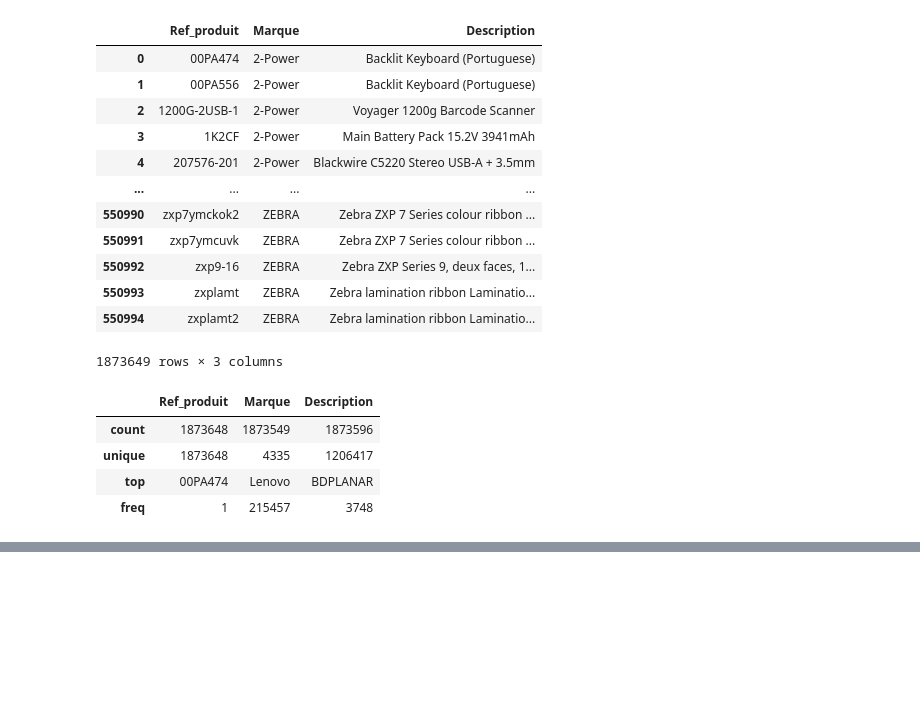
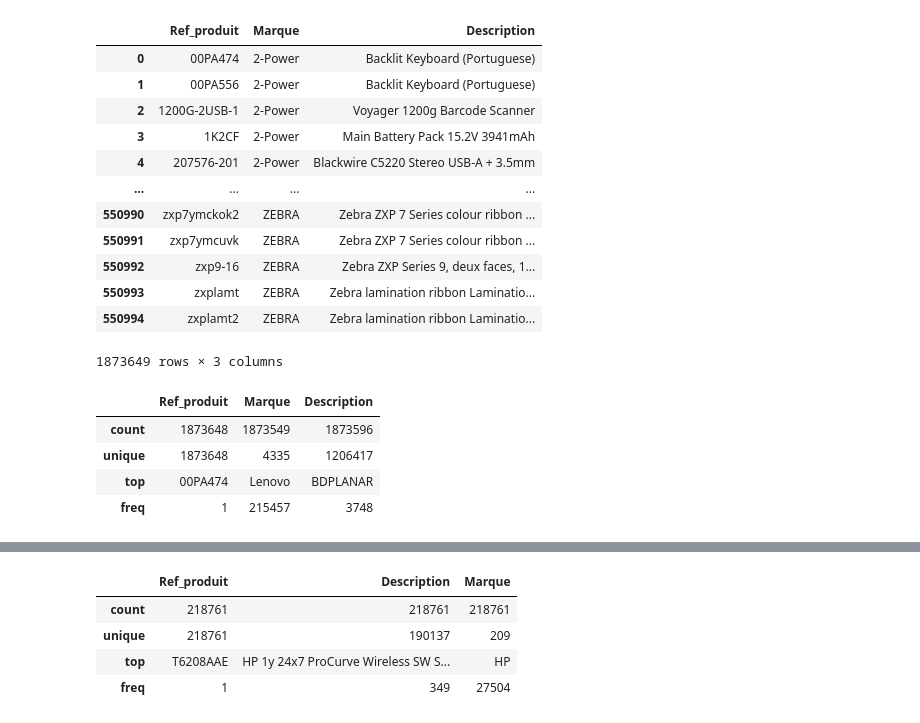
Before and after one commit to IruhDegSet/stage_projet, a Jupyter notebook: data-preprocessing.ipynb, the cells around one changed output, grey strips where cells are left out. Saved outputs shown, nothing was run; the diff lists cells and outputs as text; code cells hidden in the pictures; blank space fills up the shorter version.

```diff
--- a/data-preprocessing.ipynb
+++ b/data-preprocessing.ipynb
@@ -1486,0 +1607,11 @@ df.to_csv('clean_data.csv', index=False)
+# %%
+dfcat2_selected = dfcat2_selected.drop_duplicates(subset=['Ref_produit'])
+# %%
+dfcat2_selected= dfcat2_selected.dropna()
+dfcat2_selected.describe()
+# %% [output]
+|  | Ref_produit | Description | Marque |
+| count | 218761 | 218761 | 218761 |
+| unique | 218761 | 190137 | 209 |
+| top | T6208AAE | HP 1y 24x7 ProCurve Wireless SW S... | HP |
+| freq | 1 | 349 | 27504 |
```
Also changed, not shown: parts of 9 cells of this notebook.
